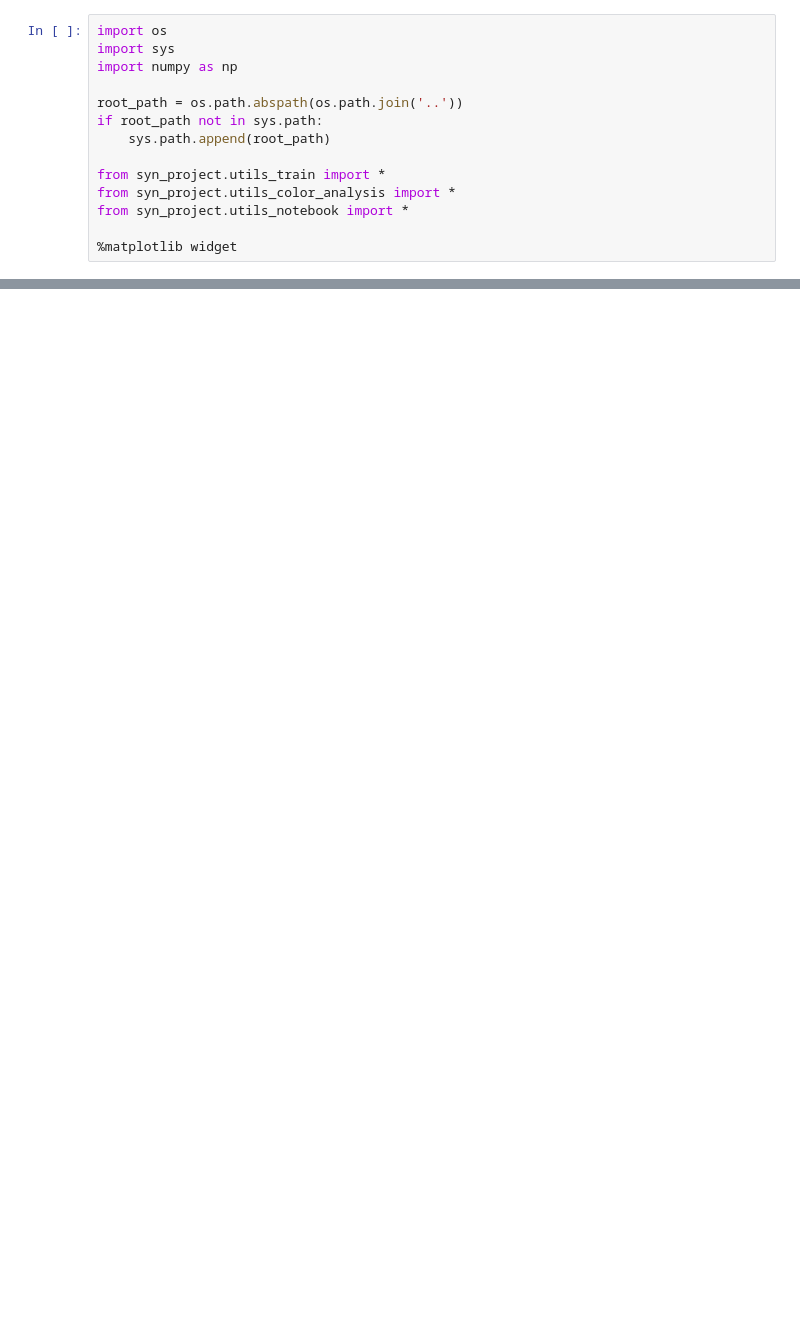
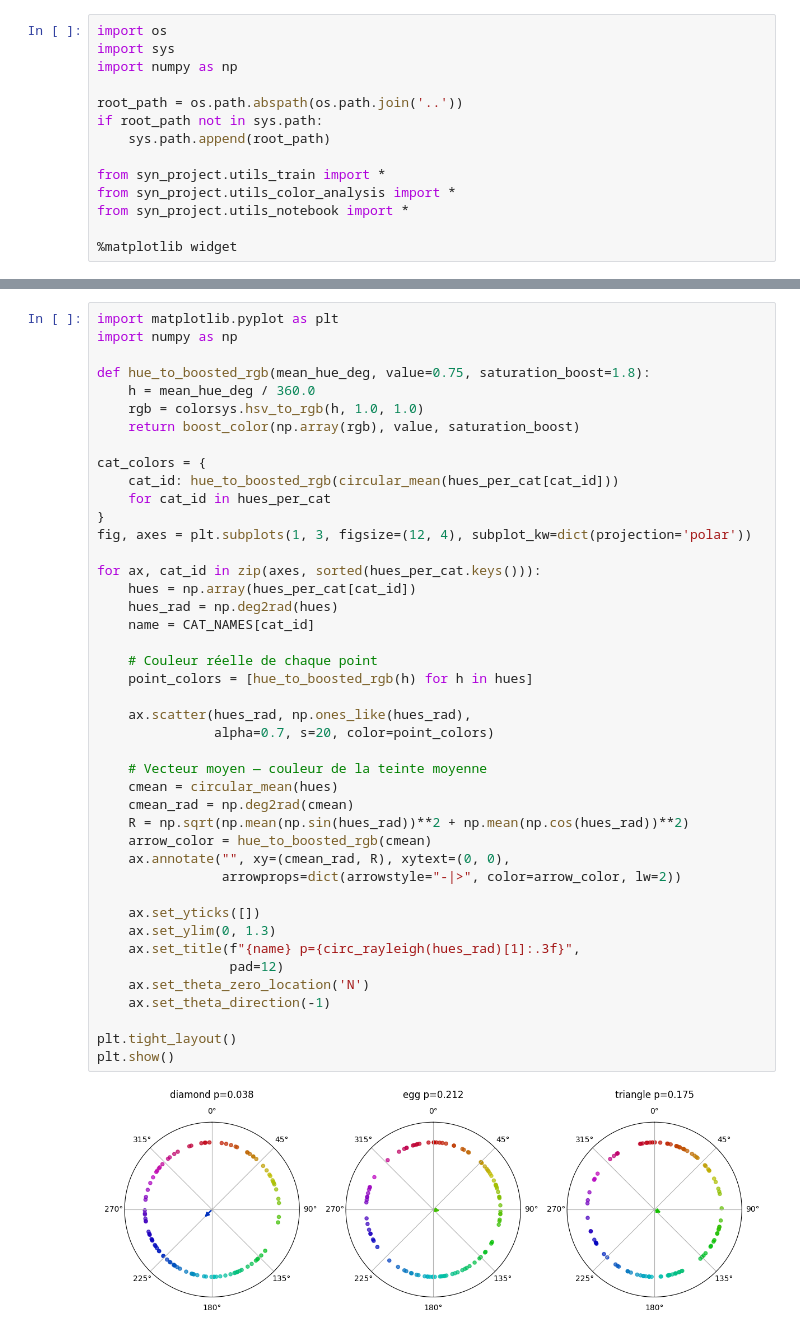
Before and after one commit to lucas-ch/gwsyn, a Jupyter notebook: notebooks/3mod_idiosyncrasy.ipynb, the cells around one changed output, grey strips where cells are left out. Saved outputs shown, nothing was run; the diff lists cells and outputs as text; blank space fills up the shorter version.

```diff
--- a/notebooks/3mod_idiosyncrasy.ipynb
+++ b/notebooks/3mod_idiosyncrasy.ipynb
@@ -79,0 +129,45 @@ plt.show()
+# %%
+import matplotlib.pyplot as plt
+import numpy as np
+
+def hue_to_boosted_rgb(mean_hue_deg, value=0.75, saturation_boost=1.8):
+    h = mean_hue_deg / 360.0
+    rgb = colorsys.hsv_to_rgb(h, 1.0, 1.0)
+    return boost_color(np.array(rgb), value, saturation_boost)
+
+cat_colors = {
+    cat_id: hue_to_boosted_rgb(circular_mean(hues_per_cat[cat_id]))
+    for cat_id in hues_per_cat
+}
+fig, axes = plt.subplots(1, 3, figsize=(12, 4), subplot_kw=dict(projection='polar'))
+
+for ax, cat_id in zip(axes, sorted(hues_per_cat.keys())):
+    hues = np.array(hues_per_cat[cat_id])
+    hues_rad = np.deg2rad(hues)
+    name = CAT_NAMES[cat_id]
+
+    # Couleur réelle de chaque point
+    point_colors = [hue_to_boosted_rgb(h) for h in hues]
+
+    ax.scatter(hues_rad, np.ones_like(hues_rad),
+               alpha=0.7, s=20, color=point_colors)
+
+    # Vecteur moyen — couleur de la teinte moyenne
+    cmean = circular_mean(hues)
+    cmean_rad = np.deg2rad(cmean)
+    R = np.sqrt(np.mean(np.sin(hues_rad))**2 + np.mean(np.cos(hues_rad))**2)
+    arrow_color = hue_to_boosted_rgb(cmean)
+    ax.annotate("", xy=(cmean_rad, R), xytext=(0, 0),
+                arrowprops=dict(arrowstyle="-|>", color=arrow_color, lw=2))
+
+    ax.set_yticks([])
+    ax.set_ylim(0, 1.3)
+    ax.set_title(f"{name} p={circ_rayleigh(hues_rad)[1]:.3f}",
+                 pad=12)
+    ax.set_theta_zero_location('N')
+    ax.set_theta_direction(-1)
+
+plt.tight_layout()
+plt.show()
+# %% [output]
+[figure, added]
```
Also changed, not shown: parts of 4 cells of this notebook, 4 other files.
